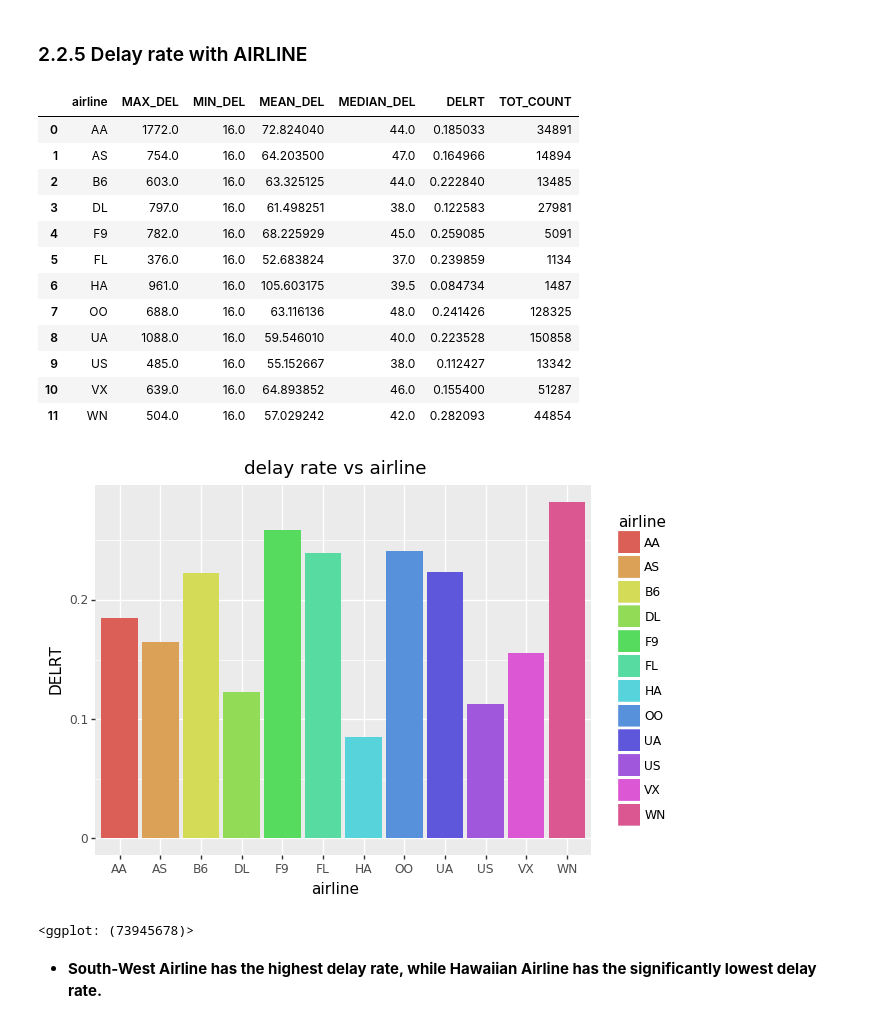
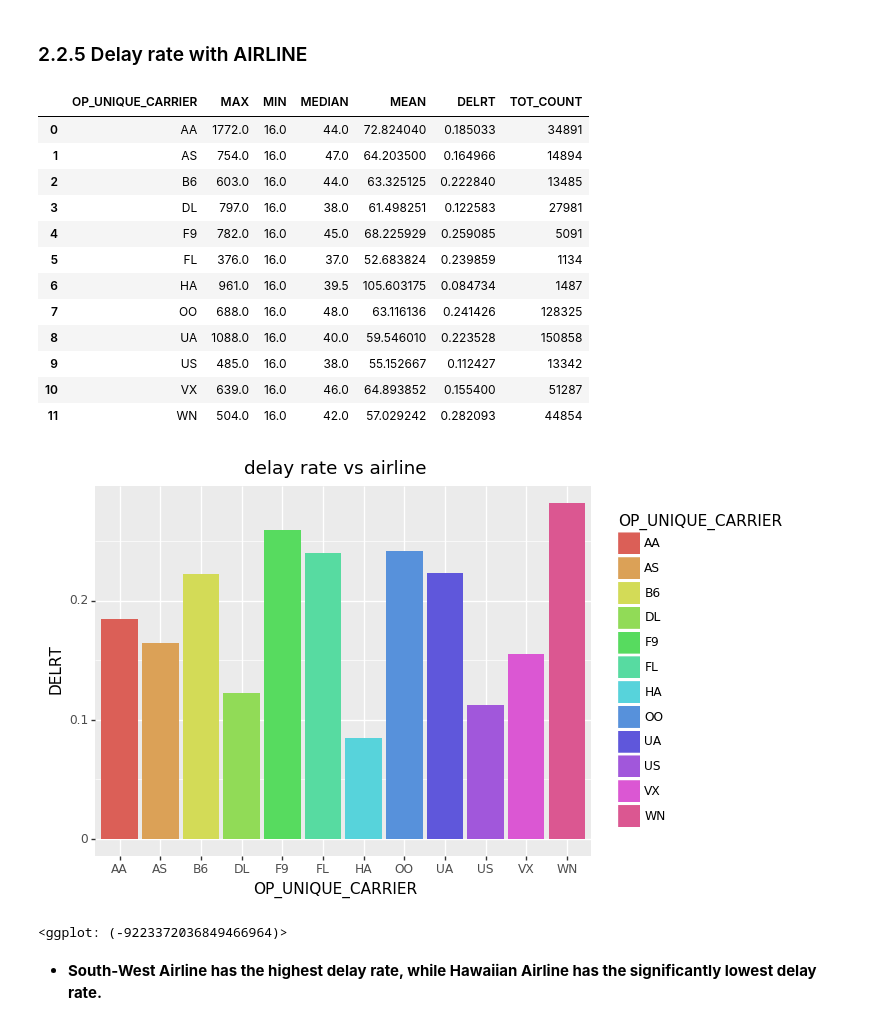
Before and after one commit to zihanmok/SF_Flight_Prediction, a Jupyter notebook: Group61_Project_Code.ipynb, the cells around one changed output. Cells and saved outputs as stored; diff of their text form; code cells hidden in the pictures.

Commit message:
Add files via upload
Simplify group_stat

```diff
--- a/Group61_Project_Code.ipynb
+++ b/Group61_Project_Code.ipynb
@@ -548,15 +550,28 @@ def groups_stat(delay_groups, groups):
     Return: A statistics table including max, min, mean, median delay and delay rate from delay group
                                          number of total flights from full group
     """
+    delay_groups.DEP_DELAY.aggregate(['max','min','median','mean'])
     table = pd.DataFrame(index=delay_groups.groups.keys(),
                          columns=['MAX_DEL','MIN_DEL','MEAN_DEL','MEDIAN_DEL','DELRT','TOT_COUNT'])
-    table['MAX_DEL'] = delay_groups['DEP_DELAY'].apply(max).tolist()
-    table['MIN_DEL'] = delay_groups['DEP_DELAY'].apply(min).tolist()
-    table['MEAN_DEL'] = delay_groups['DEP_DELAY'].apply(np.mean).tolist()
-    table['MEDIAN_DEL'] = delay_groups['DEP_DELAY'].apply(np.median).tolist()
     table['DELRT'] = (delay_groups.apply(len) / groups.apply(len)).tolist()
     table['TOT_COUNT'] = groups.apply(len).tolist()
     return table
+# %%
+def groups_stat(delay_groups, groups):
+    """Calculate descriptive statistics
+    Arg:
+    delay_groups: group from delay dataset
+    groups: group from full dataset
+
+    Return: A statistics table including max, min, mean, median delay and delay rate from delay group
+                                         number of total flights from full group
+    """
+    table = delay_groups.DEP_DELAY.aggregate(['max','min','median','mean'])
+    table['DELRT'] = delay_groups.apply(len) / groups.apply(len)
+    table['TOT_COUNT'] = groups.apply(len)
+    table.reset_index(inplace=True)
+    table.columns = table.columns.str.upper()
+    return table
 # %%
 #day of week statistics
 dow_gby_d = sfo_delay[['YEAR','DAY_OF_WEEK','DEP_DELAY']].groupby(['YEAR','DAY_OF_WEEK'])
@@ -684,29 +695,28 @@ p9.ggplot(mon_stat,p9.aes(x = 'pd.Categorical(MONTH)', y='DELRT',group='YEAR'))
 #Airlines statistics
 al_gby_d = sfo_delay[['OP_UNIQUE_CARRIER','DEP_DELAY']].groupby('OP_UNIQUE_CARRIER')
 al_gby = nsfo[['OP_UNIQUE_CARRIER','DEP_DELAY']].groupby('OP_UNIQUE_CARRIER')
-al_stat = groups_stat(al_gby_d,al_gby).reset_index()
-al_stat.rename(columns={'index':'airline'},inplace=True)
+al_stat = groups_stat(al_gby_d,al_gby)
 al_stat
 # %% [output]
-|  | airline | MAX_DEL | MIN_DEL | MEAN_DEL | MEDIAN_DEL | DELRT | TOT_COUNT |
-| 0 | AA | 1772.0 | 16.0 | 72.824040 | 44.0 | 0.185033 | 34891 |
-| 1 | AS | 754.0 | 16.0 | 64.203500 | 47.0 | 0.164966 | 14894 |
-| 2 | B6 | 603.0 | 16.0 | 63.325125 | 44.0 | 0.222840 | 13485 |
-| 3 | DL | 797.0 | 16.0 | 61.498251 | 38.0 | 0.122583 | 27981 |
-| 4 | F9 | 782.0 | 16.0 | 68.225929 | 45.0 | 0.259085 | 5091 |
-| 5 | FL | 376.0 | 16.0 | 52.683824 | 37.0 | 0.239859 | 1134 |
-| 6 | HA | 961.0 | 16.0 | 105.603175 | 39.5 | 0.084734 | 1487 |
-| 7 | OO | 688.0 | 16.0 | 63.116136 | 48.0 | 0.241426 | 128325 |
-| 8 | UA | 1088.0 | 16.0 | 59.546010 | 40.0 | 0.223528 | 150858 |
-| 9 | US | 485.0 | 16.0 | 55.152667 | 38.0 | 0.112427 | 13342 |
-| 10 | VX | 639.0 | 16.0 | 64.893852 | 46.0 | 0.155400 | 51287 |
-| 11 | WN | 504.0 | 16.0 | 57.029242 | 42.0 | 0.282093 | 44854 |
+|  | OP_UNIQUE_CARRIER | MAX | MIN | MEDIAN | MEAN | DELRT | TOT_COUNT |
+| 0 | AA | 1772.0 | 16.0 | 44.0 | 72.824040 | 0.185033 | 34891 |
+| 1 | AS | 754.0 | 16.0 | 47.0 | 64.203500 | 0.164966 | 14894 |
+| 2 | B6 | 603.0 | 16.0 | 44.0 | 63.325125 | 0.222840 | 13485 |
+| 3 | DL | 797.0 | 16.0 | 38.0 | 61.498251 | 0.122583 | 27981 |
+| 4 | F9 | 782.0 | 16.0 | 45.0 | 68.225929 | 0.259085 | 5091 |
+| 5 | FL | 376.0 | 16.0 | 37.0 | 52.683824 | 0.239859 | 1134 |
+| 6 | HA | 961.0 | 16.0 | 39.5 | 105.603175 | 0.084734 | 1487 |
+| 7 | OO | 688.0 | 16.0 | 48.0 | 63.116136 | 0.241426 | 128325 |
+| 8 | UA | 1088.0 | 16.0 | 40.0 | 59.546010 | 0.223528 | 150858 |
+| 9 | US | 485.0 | 16.0 | 38.0 | 55.152667 | 0.112427 | 13342 |
+| 10 | VX | 639.0 | 16.0 | 46.0 | 64.893852 | 0.155400 | 51287 |
+| 11 | WN | 504.0 | 16.0 | 42.0 | 57.029242 | 0.282093 | 44854 |
 # %%
-p9.ggplot(al_stat,p9.aes('airline','DELRT',fill='airline'))+p9.geom_col()\
+p9.ggplot(al_stat,p9.aes('OP_UNIQUE_CARRIER','DELRT',fill='OP_UNIQUE_CARRIER'))+p9.geom_col()\
 + p9.ggtitle('delay rate vs airline')
 # %% [output]
-[figure, old version]
+[figure, new version]
-<ggplot: (73945678)>
+<ggplot: (-9223372036849466964)>
 # %% [markdown]
 - __South-West Airline has the highest delay rate, while Hawaiian Airline has the significantly lowest delay rate.__
 # %% [markdown]
```
Also changed, not shown: parts of 11 cells of this notebook.
